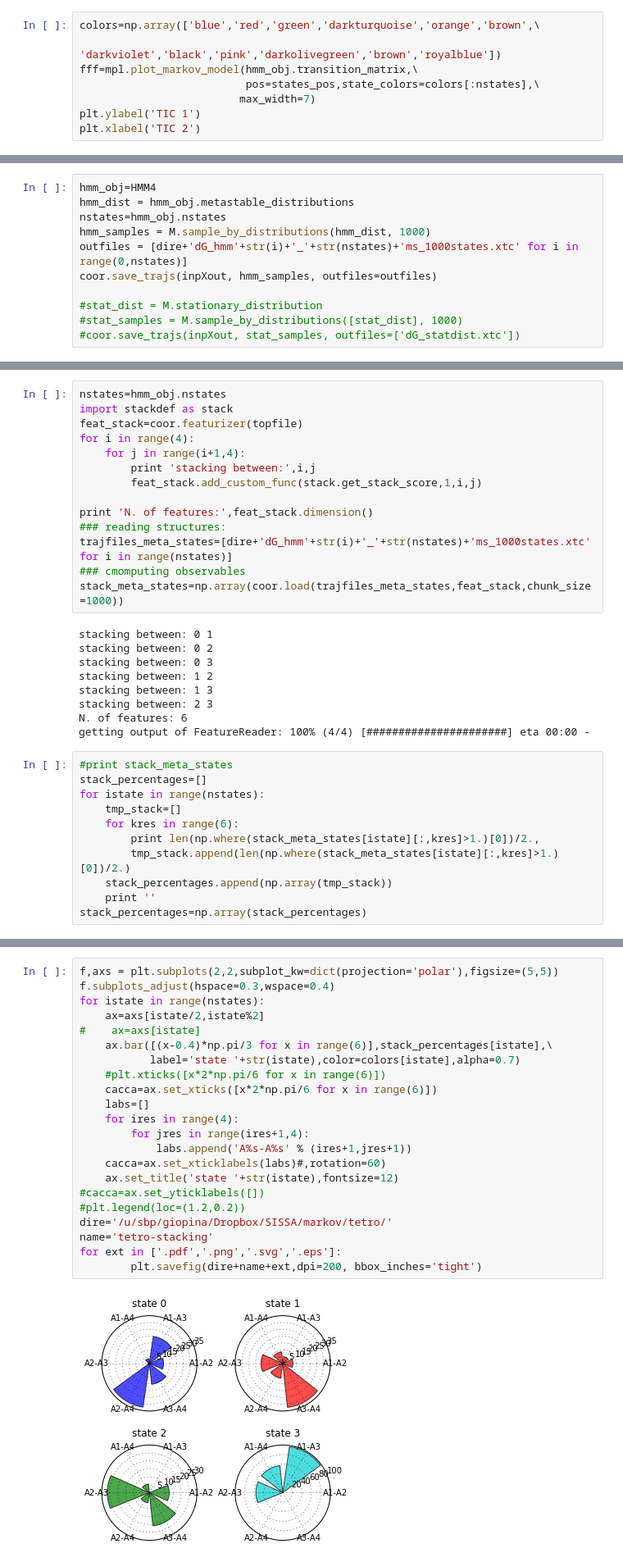
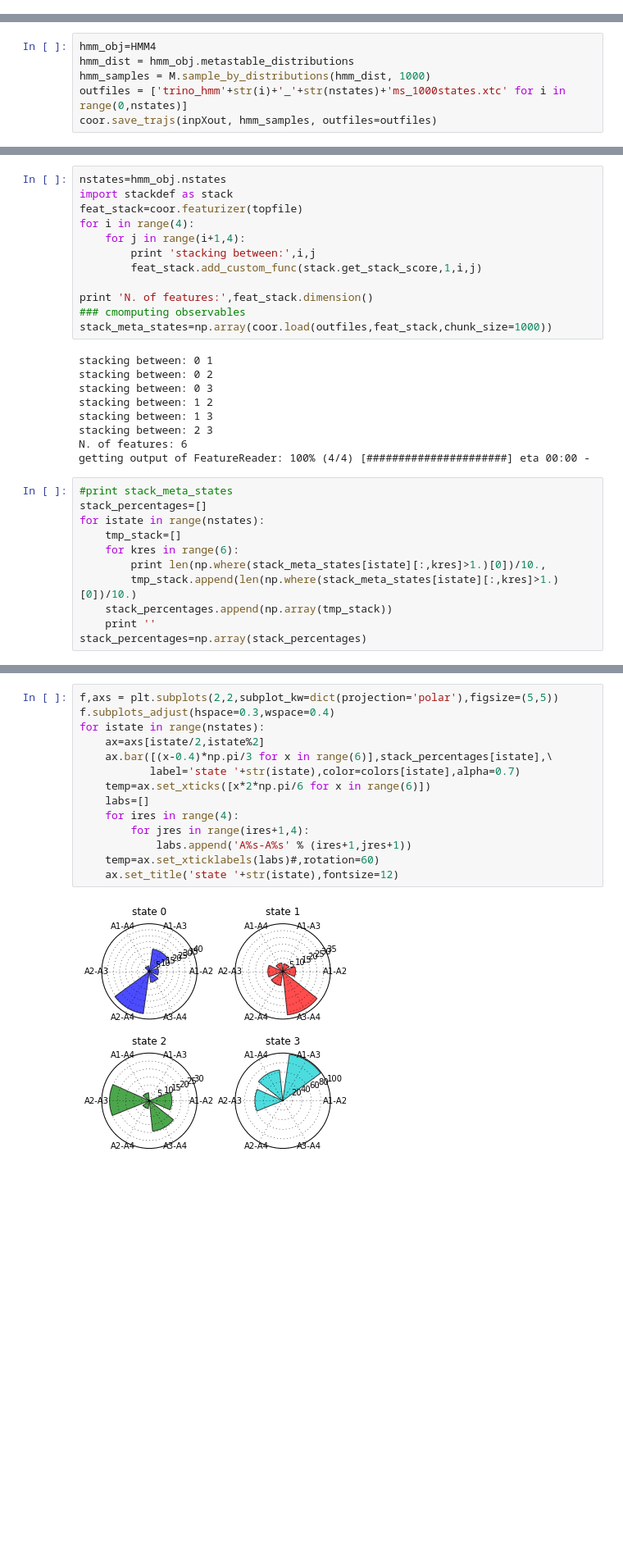
Before and after one commit to srnas/oligonucleotides-kinetics, a Jupyter notebook: tetranucleotide.ipynb, the cells around one changed output, grey strips where cells are left out. Shown at 82% size. Cells and saved outputs as stored; diff of their text form; blank space fills up the shorter version.

```diff
--- a/tetranucleotide.ipynb
+++ b/tetranucleotide.ipynb
@@ -352,11 +365,3 @@ states_pos=np.array([\
             np.sum(cl_centers[hmm_obj.observable_set,:2]*\
                    hmm_obj.metastable_distributions[istate][:,np.newaxis],axis=0)\
             for istate in range(nstates)])
-# %%
-colors=np.array(['blue','red','green','darkturquoise','orange','brown',\
-                 'darkviolet','black','pink','darkolivegreen','brown','royalblue'])
-fff=mpl.plot_markov_model(hmm_obj.transition_matrix,\
-                          pos=states_pos,state_colors=colors[:nstates],\
-                         max_width=7)
-plt.ylabel('TIC 1')
-plt.xlabel('TIC 2')
@@ -421,12 +399,7 @@ for icomp in range(1,nstates):
 # %%
 hmm_obj=HMM4
 hmm_dist = hmm_obj.metastable_distributions
-nstates=hmm_obj.nstates
 hmm_samples = M.sample_by_distributions(hmm_dist, 1000)
-outfiles = [dire+'dG_hmm'+str(i)+'_'+str(nstates)+'ms_1000states.xtc' for i in range(0,nstates)]
+outfiles = ['trino_hmm'+str(i)+'_'+str(nstates)+'ms_1000states.xtc' for i in range(0,nstates)]
 coor.save_trajs(inpXout, hmm_samples, outfiles=outfiles)
-
-#stat_dist = M.stationary_distribution
-#stat_samples = M.sample_by_distributions([stat_dist], 1000)
-#coor.save_trajs(inpXout, stat_samples, outfiles=['dG_statdist.xtc'])
 # %% [output]
@@ -450,10 +419,8 @@ for i in range(4):
         feat_stack.add_custom_func(stack.get_stack_score,1,i,j)
 
 print 'N. of features:',feat_stack.dimension()
-### reading structures:
-trajfiles_meta_states=[dire+'dG_hmm'+str(i)+'_'+str(nstates)+'ms_1000states.xtc' for i in range(nstates)]
 ### cmomputing observables
-stack_meta_states=np.array(coor.load(trajfiles_meta_states,feat_stack,chunk_size=1000))
+stack_meta_states=np.array(coor.load(outfiles,feat_stack,chunk_size=1000))
 # %% [output]
 stacking between: 0 1
 stacking between: 0 2
@@ -469,8 +436,8 @@ stack_percentages=[]
 for istate in range(nstates):
     tmp_stack=[]
     for kres in range(6):
-        print len(np.where(stack_meta_states[istate][:,kres]>1.)[0])/2.,
-        tmp_stack.append(len(np.where(stack_meta_states[istate][:,kres]>1.)[0])/2.)
+        print len(np.where(stack_meta_states[istate][:,kres]>1.)[0])/10.,
+        tmp_stack.append(len(np.where(stack_meta_states[istate][:,kres]>1.)[0])/10.)
     stack_percentages.append(np.array(tmp_stack))
     print ''
 stack_percentages=np.array(stack_percentages)
@@ -482,27 +449,19 @@ stack_percentages=np.array(stack_percentages)
 # %%
 f,axs = plt.subplots(2,2,subplot_kw=dict(projection='polar'),figsize=(5,5))
 f.subplots_adjust(hspace=0.3,wspace=0.4)
 for istate in range(nstates):
     ax=axs[istate/2,istate%2]
-#    ax=axs[istate]
     ax.bar([(x-0.4)*np.pi/3 for x in range(6)],stack_percentages[istate],\
            label='state '+str(istate),color=colors[istate],alpha=0.7)
-    #plt.xticks([x*2*np.pi/6 for x in range(6)])
-    cacca=ax.set_xticks([x*2*np.pi/6 for x in range(6)])
+    temp=ax.set_xticks([x*2*np.pi/6 for x in range(6)])
     labs=[]
     for ires in range(4):
         for jres in range(ires+1,4):
             labs.append('A%s-A%s' % (ires+1,jres+1))
-    cacca=ax.set_xticklabels(labs)#,rotation=60)
+    temp=ax.set_xticklabels(labs)#,rotation=60)
     ax.set_title('state '+str(istate),fontsize=12)
-#cacca=ax.set_yticklabels([])
-#plt.legend(loc=(1.2,0.2))
-dire='/u/sbp/giopina/Dropbox/SISSA/markov/tetro/'
-name='tetro-stacking'
-for ext in ['.pdf','.png','.svg','.eps']:
-        plt.savefig(dire+name+ext,dpi=200, bbox_inches='tight')
 # %% [output]
-[figure, old version]
+[figure, new version]
 # %% [markdown]
 # Dihedrals (alpha, zeta)
 # %%
```
Also changed, not shown: parts of 43 cells of this notebook.
